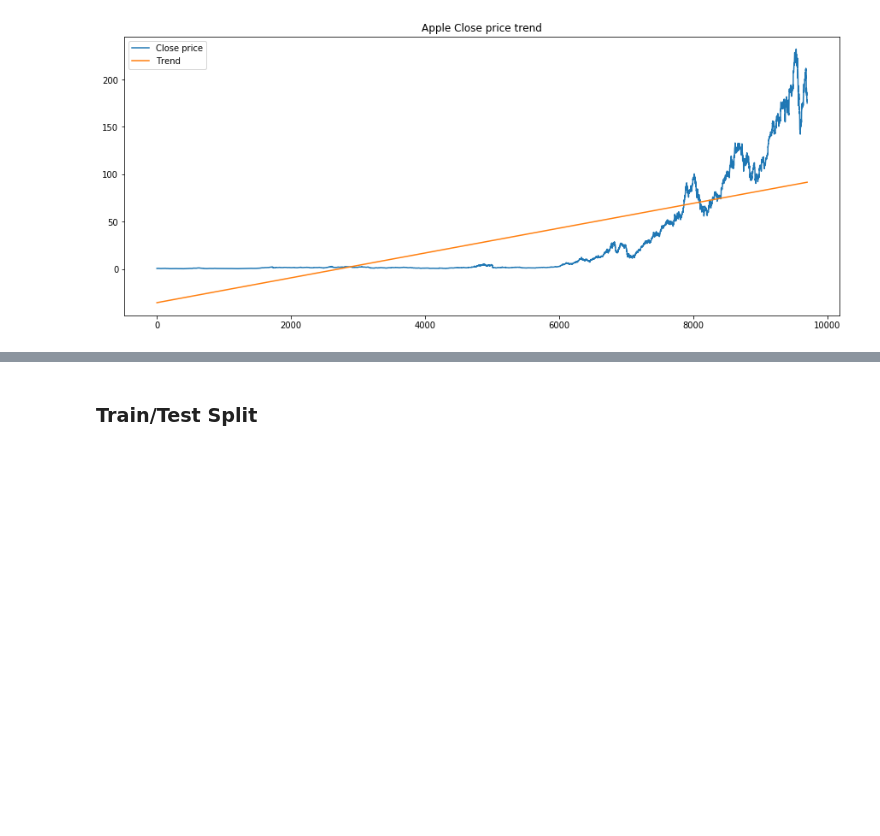
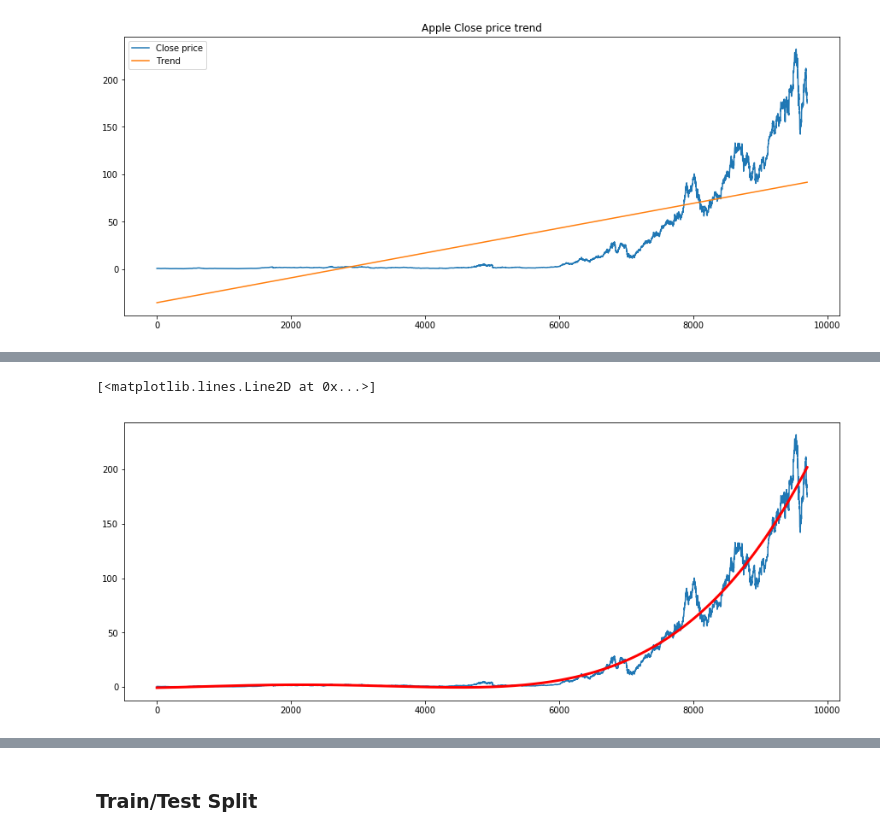
Before and after one commit to jscriptcoder/Capstone-Project-Udacity, a Jupyter notebook: draft.ipynb, the cells around one changed output, grey strips where cells are left out. Saved outputs shown, nothing was run; the diff lists cells and outputs as text; code cells hidden in the pictures; blank space fills up the shorter version.

```diff
--- a/draft.ipynb
+++ b/draft.ipynb
@@ -320,0 +348,16 @@ ax.legend(['Close price', 'Trend'])
+# %%
+# create curve
+curve = list()
+for i in range(len(X)):
+    value = coef[-1]
+    for d in range(degree):
+        value += X[i]**(degree-d) * coef[d]
+    curve.append(value)
+
+# plot curve over original data
+plt.subplots(figsize=(15, 6))
+plt.plot(y)
+plt.plot(curve, color='red', linewidth=3)
+# %% [output]
+[<matplotlib.lines.Line2D at 0x...>]
+[figure, added]
```
Also changed, not shown: parts of 32 cells of this notebook.
